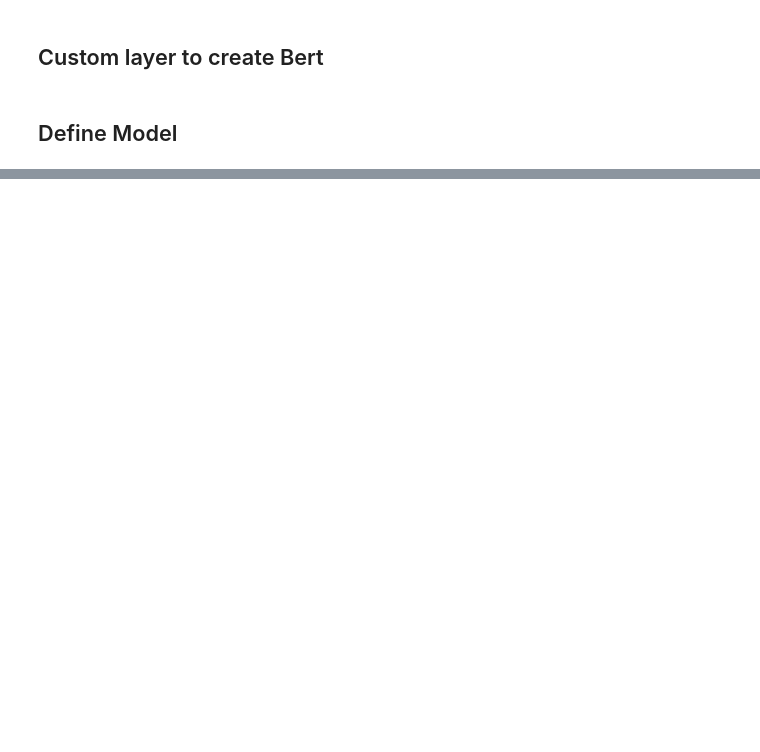
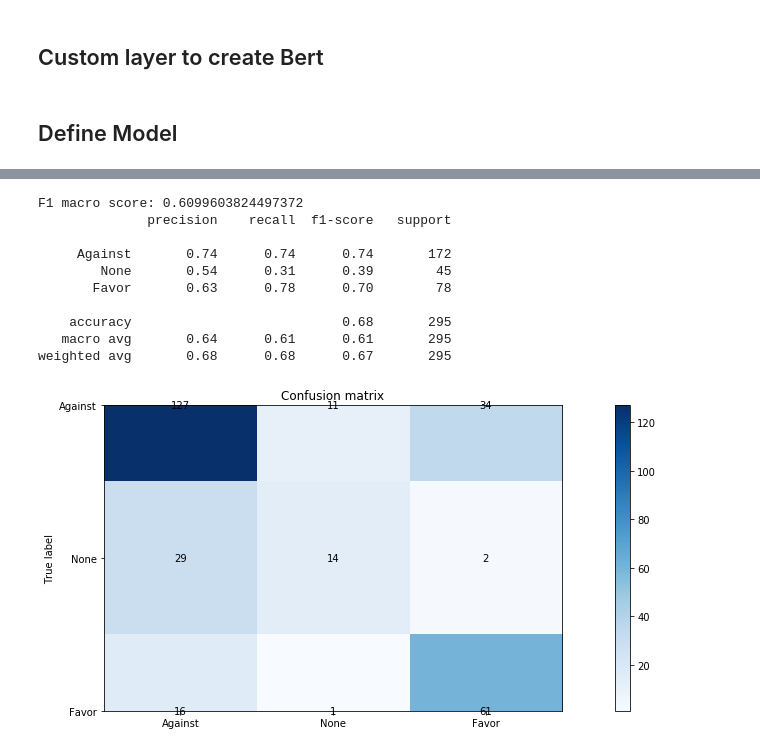
Before and after one commit to timspit/w266_final_project, a Jupyter notebook: Bert-TimCopy.ipynb, the cells around one changed output, grey strips where cells are left out. Cells and saved outputs as stored; diff of their text form; code cells hidden in the pictures; blank space fills up the shorter version.

Commit message:
bert working

```diff
--- a/Bert-TimCopy.ipynb
+++ b/Bert-TimCopy.ipynb
@@ -363,3 +413,7 @@ def initialize_vars(sess):
     sess.run(tf.global_variables_initializer())
     sess.run(tf.tables_initializer())
     K.set_session(sess)
+# %%
+compute_class = compute_class_weight('balanced', np.unique(stance_train), stance_train)
+weights = {0: compute_class[0], 1:compute_class[1], 2:compute_class[2]}
+weights
@@ -368,26 +424,23 @@ def initialize_vars(sess):
 
 sess = tf.Session()
 
-model = bert_model(max_input_length = max_length + 1,
+model = bert_model(max_input_length = max_length, # + 1
                    train_layers = 12,
                    optimizer = 'adam')
 
 # Instantiate variables
 initialize_vars(sess)
 
-#tensorboard = TensorBoard(log_dir="logs/{}".format(time()))
-
 model.fit(
-    x = bert_train,
-    y = labels_train,
+    x = bert_train_hillary,
+    y = labels_train_hillary,
     validation_split = 0.2,
     shuffle = True,
     epochs = 30,
     verbose = 1,
-    batch_size=32
+    batch_size=32,
+    class_weight = weights
 )
-
-# class_weight =
 # %% [output]
 INFO:tensorflow:Saver not created because there are no variables in the graph to restore
 INFO:tensorflow:Saver not created because there are no variables in the graph to restore
@@ -412,3 +465,3 @@ ValueError: Error when checking input: expected input_ids to have shape (50,) bu
 # %%
-test = model.predict(bert_train)
+test_hillary = model.predict(bert_test_hillary)
 # %%
@@ -435,10 +501,11 @@ def confusion_plot(confusion_matrix, target_names):
                         verticalalignment = "center")
     plt.ylabel("True label")
 
-def metrics(true_labels, test_probs):
+def metrics(true_labels_in, test_probs):
 
     #find predicted labels
     test_predicts = np.argmax(test_probs, axis = 1)
+    true_labels = np.argmax(true_labels_in, axis = 1)
 
     #calculate f1 score
     f1 = f1_score(true_labels, test_predicts, average = 'macro')
@@ -454,3 +521,18 @@ def metrics(true_labels, test_probs):
     plt.figure(figsize=(15, 5))
     confusion_plot(confuse, ['Against', 'None', 'Favor'])
     plt.show()
+# %%
+metrics(true_labels_in = labels_test_hillary,
+        test_probs = test_hillary)
+# %% [output]
+F1 macro score: 0.6099603824497372
+              precision    recall  f1-score   support
+
+     Against       0.74      0.74      0.74       172
+        None       0.54      0.31      0.39        45
+       Favor       0.63      0.78      0.70        78
+
+    accuracy                           0.68       295
+   macro avg       0.64      0.61      0.61       295
+weighted avg       0.68      0.68      0.67       295
+[figure, added]
```
Also changed, not shown: parts of 23 cells of this notebook, 1 other file.
